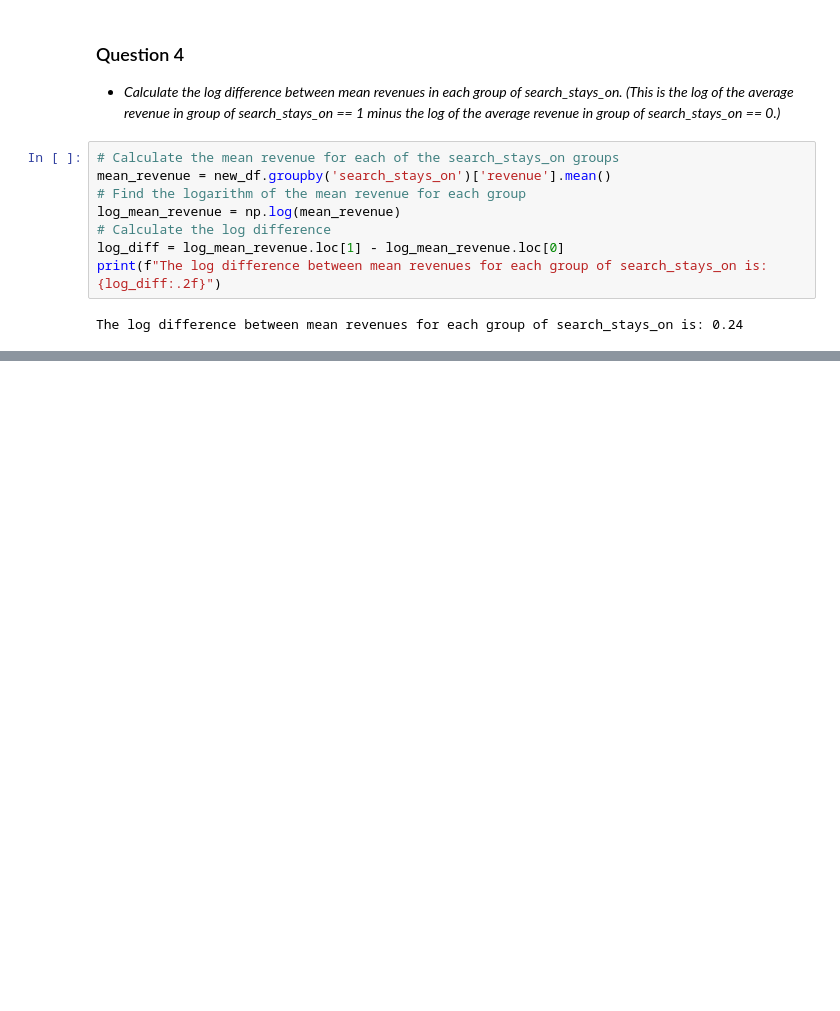
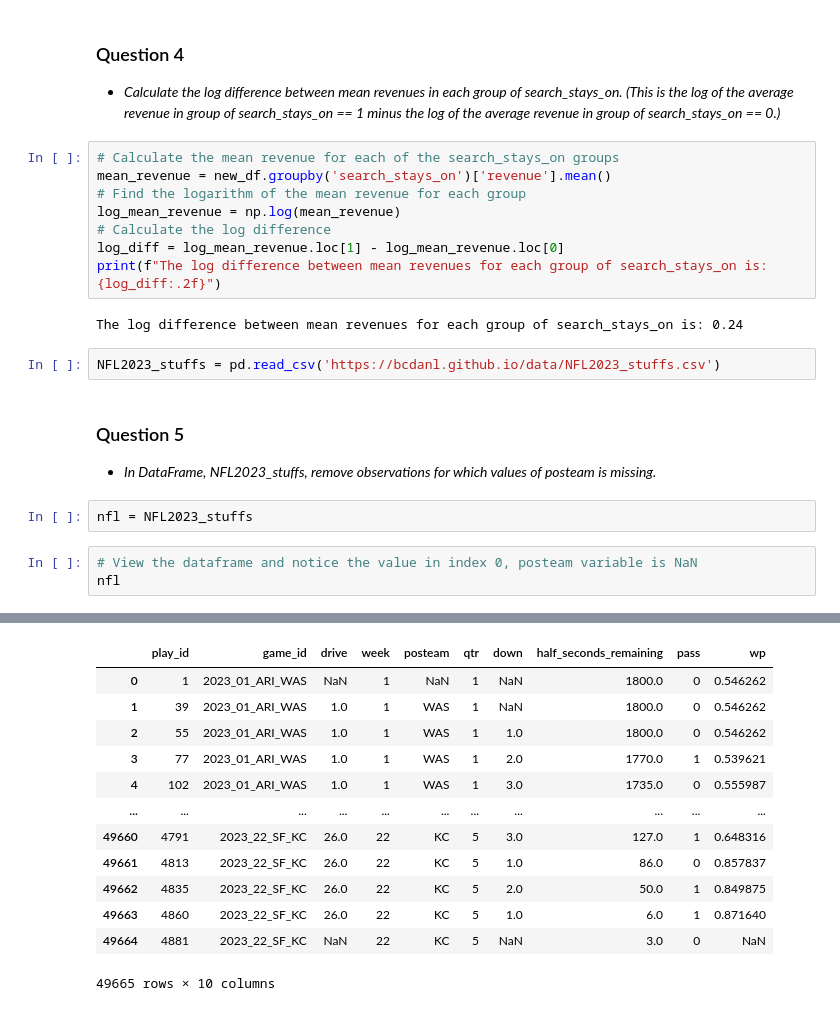
Before and after one commit to brianstoner/Data-Prep-and-Mgmt, a Jupyter notebook: danl_m1_exam_Stoner_Brian.ipynb, the cells around one changed output, grey strips where cells are left out. Saved outputs shown, nothing was run; the diff lists cells and outputs as text; blank space fills up the shorter version.

```diff
--- a/danl_m1_exam_Stoner_Brian.ipynb
+++ b/danl_m1_exam_Stoner_Brian.ipynb
@@ -151,3 +151,14 @@ log_diff = log_mean_revenue.loc[1] - log_mean_revenue.loc[0]
 print(f"The log difference between mean revenues for each group of search_stays_on is: {log_diff:.2f}")
 # %% [output]
 The log difference between mean revenues for each group of search_stays_on is: 0.24
+# %%
+NFL2023_stuffs = pd.read_csv('https://bcdanl.github.io/data/NFL2023_stuffs.csv')
+# %% [markdown]
+### Question 5
+- *In DataFrame, NFL2023_stuffs, remove observations for which values of posteam is missing.*
+# %%
+nfl = NFL2023_stuffs
+# %%
+# View the dataframe and notice the value in index 0, posteam variable is NaN
+nfl
+# %% [output]
@@ -153,0 +166,13 @@ The log difference between mean revenues for each group of search_stays_on is: 0
+|  | play_id | game_id | drive | week | posteam | qtr | down | half_seconds_remaining | pass | wp |
+| 0 | 1 | 2023_01_ARI_WAS | NaN | 1 | NaN | 1 | NaN | 1800.0 | 0 | 0.546262 |
+| 1 | 39 | 2023_01_ARI_WAS | 1.0 | 1 | WAS | 1 | NaN | 1800.0 | 0 | 0.546262 |
+| 2 | 55 | 2023_01_ARI_WAS | 1.0 | 1 | WAS | 1 | 1.0 | 1800.0 | 0 | 0.546262 |
+| 3 | 77 | 2023_01_ARI_WAS | 1.0 | 1 | WAS | 1 | 2.0 | 1770.0 | 1 | 0.539621 |
+| 4 | 102 | 2023_01_ARI_WAS | 1.0 | 1 | WAS | 1 | 3.0 | 1735.0 | 0 | 0.555987 |
+| ... | ... | ... | ... | ... | ... | ... | ... | ... | ... | ... |
+| 49660 | 4791 | 2023_22_SF_KC | 26.0 | 22 | KC | 5 | 3.0 | 127.0 | 1 | 0.648316 |
+| 49661 | 4813 | 2023_22_SF_KC | 26.0 | 22 | KC | 5 | 1.0 | 86.0 | 0 | 0.857837 |
+| 49662 | 4835 | 2023_22_SF_KC | 26.0 | 22 | KC | 5 | 2.0 | 50.0 | 1 | 0.849875 |
+| 49663 | 4860 | 2023_22_SF_KC | 26.0 | 22 | KC | 5 | 1.0 | 6.0 | 1 | 0.871640 |
+| 49664 | 4881 | 2023_22_SF_KC | NaN | 22 | KC | 5 | NaN | 3.0 | 0 | NaN |
+49665 rows × 10 columns
```
Also changed, not shown: parts of 8 cells of this notebook.
